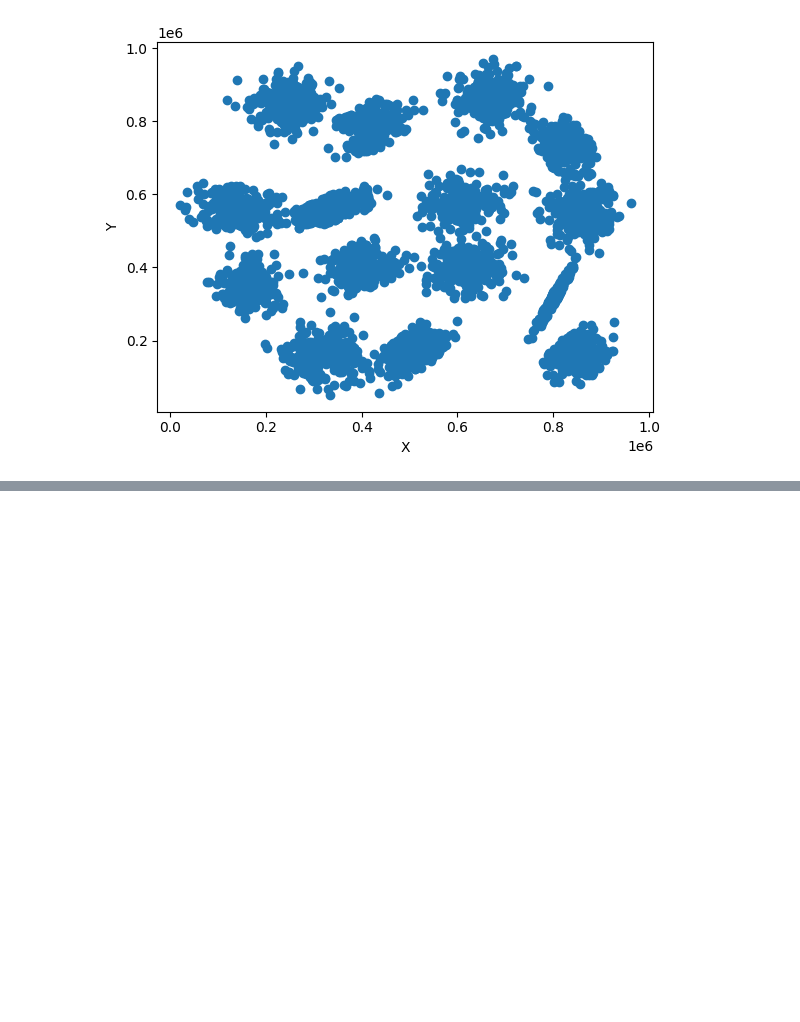
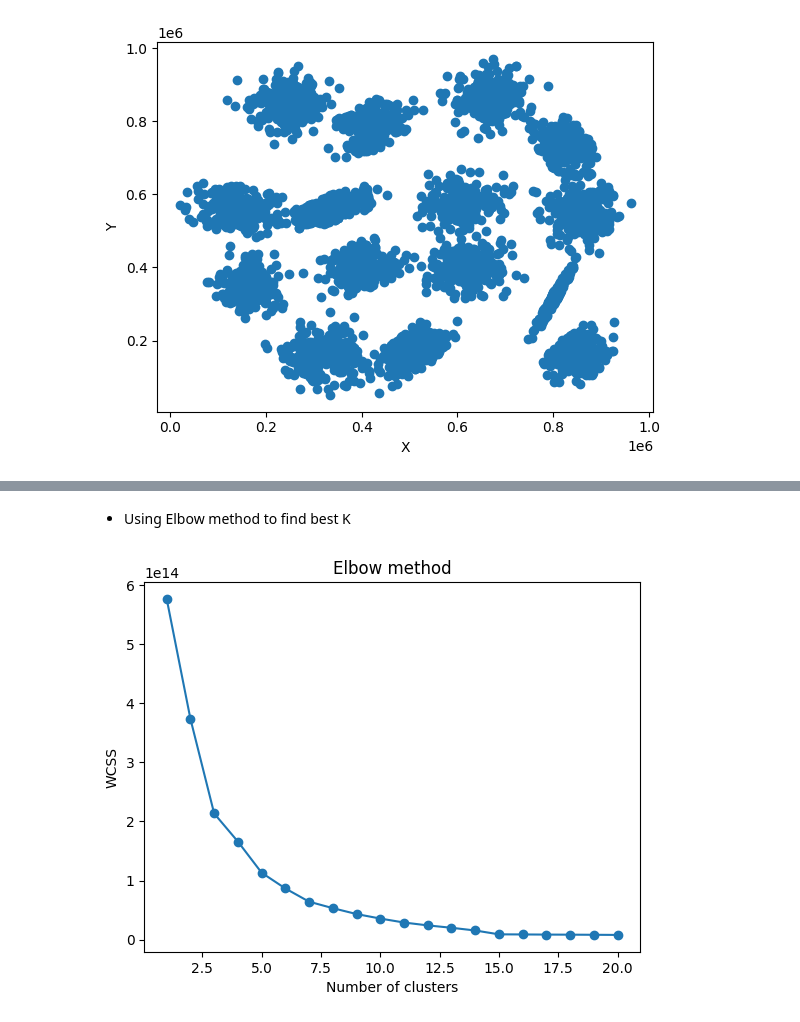
Before and after one commit to UsmanKhalil25/MMD, a Jupyter notebook: q1.ipynb, the cells around one changed output, grey strips where cells are left out. Cells and saved outputs as stored; diff of their text form; code cells hidden in the pictures; blank space fills up the shorter version.

```diff
--- a/q1.ipynb
+++ b/q1.ipynb
@@ -167,9 +52,0 @@ Within-Cluster SSE: 8917715748879.436
-# %%
-k_means = KMeans(n_clusters=K)
-k_means.fit(data)
-
-plt.scatter(column_x, column_y, c=k_means.labels_)
-plt.show()
-
-within_cluster_sse = k_means.inertia_
-print(f"Within-Cluster SSE: {within_cluster_sse}")
@@ -196,10 +52,0 @@ plt.show()
-# %%
-K=16
-k_means = KMeans(n_clusters=K)
-k_means.fit(data)
-
-plt.scatter(column_x, column_y, c=k_means.labels_)
-plt.show()
-
-within_cluster_sse = k_means.inertia_
-print(f"Within-Cluster SSE: {within_cluster_sse}")
@@ -211,10 +52,0 @@ Within-Cluster SSE: 8736250272906.738
-# %%
-K=14
-k_means = BisectingKMeans(n_clusters=K)
-k_means.fit(data)
-
-plt.scatter(column_x, column_y, c=k_means.labels_)
-plt.show()
-
-within_cluster_sse = k_means.inertia_
-print(f"Within-Cluster SSE: {within_cluster_sse}")
@@ -267,0 +124,16 @@ print(labels)
+# %% [markdown]
+- Using Elbow method to find best K
+# %%
+inertias = []
+for i in range(1,21):
+    k_means = KMeans(n_clusters=i)
+    k_means.fit(data)
+    inertias.append(k_means.inertia_)
+
+plt.plot(range(1,21), inertias, marker="o")
+plt.title('Elbow method')
+plt.xlabel('Number of clusters')
+plt.ylabel('WCSS')
+plt.show()
+# %% [output]
+[figure, added]
```
Also changed, not shown: parts of 43 cells of this notebook.
